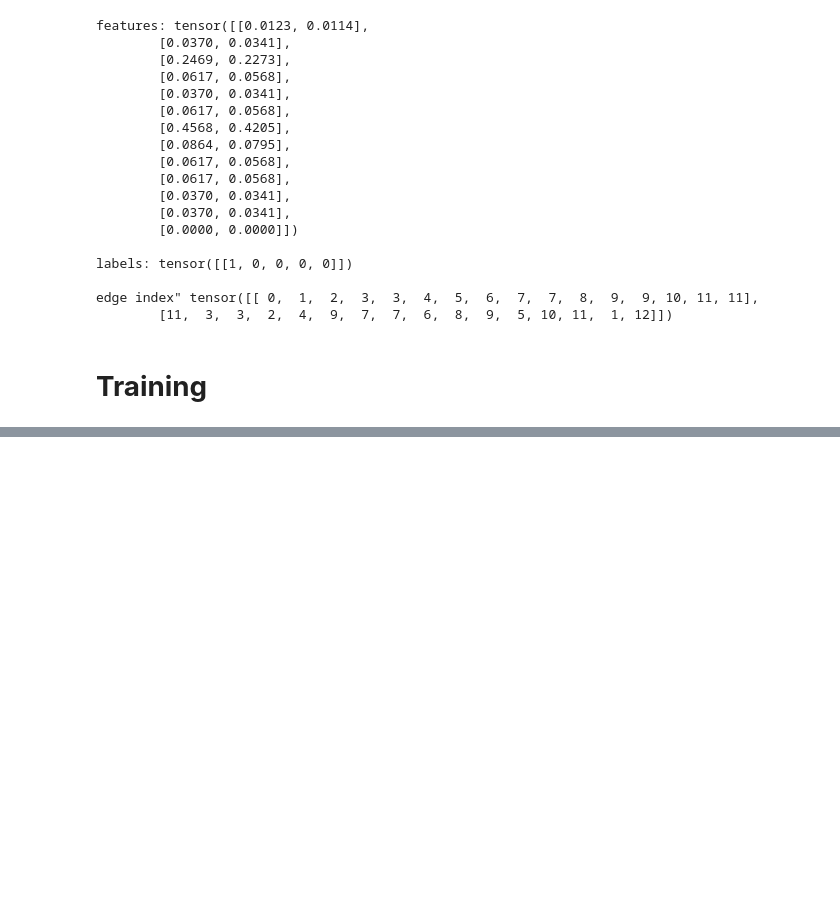
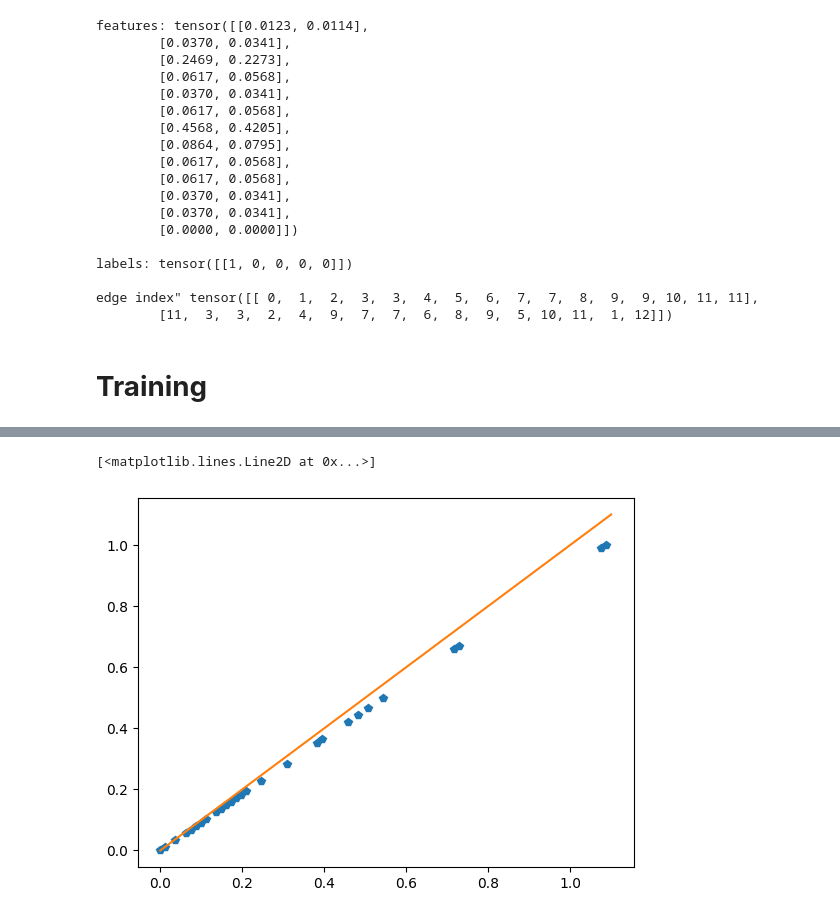
Before and after one commit to TreeinRandomForest/gnnexamples, a Jupyter notebook: nbs/GNN_Reza.ipynb, the cells around one changed output, grey strips where cells are left out. Saved outputs shown, nothing was run; the diff lists cells and outputs as text; code cells hidden in the pictures; blank space fills up the shorter version.

```diff
--- a/nbs/GNN_Reza.ipynb
+++ b/nbs/GNN_Reza.ipynb
@@ -673,0 +678,15 @@ Epoch: 951, Train Loss: 0.001918133782237419, Test Avg. Accuracy: 0.0
+# %%
+#create a uniq integer id for every uniq node feature vector
+counter = -1
+node_to_idx = {}
+idx_to_node = {}
+
+for g in train_data + test_data:
+    for feat in g.x:
+        feat = tuple(feat.numpy())
+
+        if feat not in node_to_idx:
+            counter += 1
+
+            node_to_idx[feat] = counter
+            idx_to_node[counter] = feat
@@ -673,0 +891,10 @@ Epoch: 951, Train Loss: 0.001918133782237419, Test Avg. Accuracy: 0.0
+# %%
+raw_feats = []
+emb_feats = []
+
+for idx in idx_to_node:
+    raw_feats.append(idx_to_node[idx])
+    emb_feats.append(model.emb(torch.tensor(idx)).detach().numpy())
+
+raw_feats = np.array(raw_feats)
+emb_feats = np.array(emb_feats)
@@ -673,0 +923,6 @@ Epoch: 951, Train Loss: 0.001918133782237419, Test Avg. Accuracy: 0.0
+# %%
+plt.plot(raw_feats[:,0], raw_feats[:, 1], 'p')
+plt.plot([0, 1.1], [0, 1.1])
+# %% [output]
+[<matplotlib.lines.Line2D at 0x...>]
+[figure, added]
```
Also changed, not shown: parts of 20 cells of this notebook.
